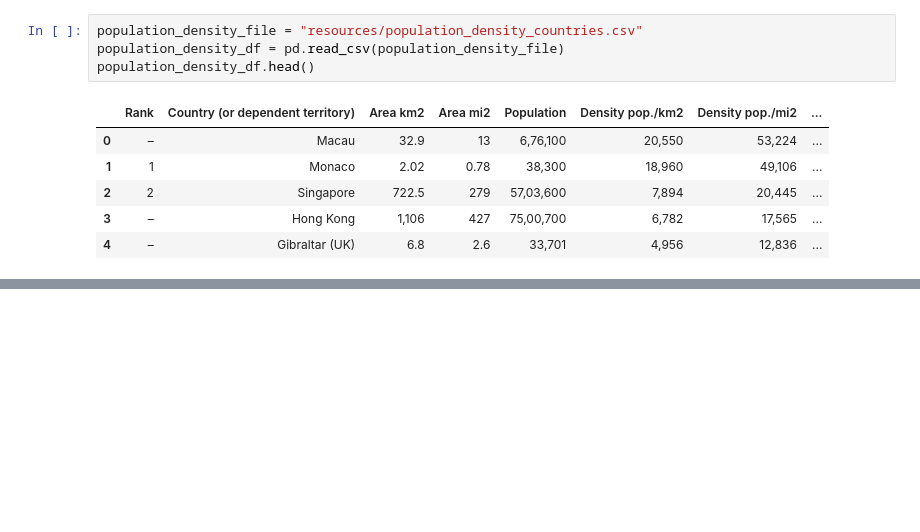
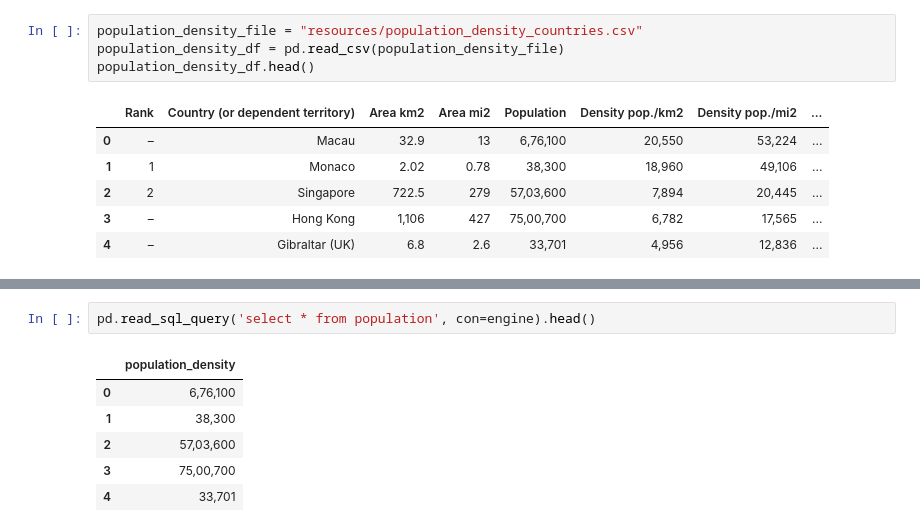
Before and after one commit to fredtan30/Project-2-ETL-Countries-Cost-Living, a Jupyter notebook: Untitled.ipynb, the cells around one changed output, grey strips where cells are left out. Drawn from its saved outputs; the diff is of its cells as text; blank space fills up the shorter version.

```diff
--- a/Untitled.ipynb
+++ b/Untitled.ipynb
@@ -135,0 +167,9 @@ population_transformed.head()
+# %%
+pd.read_sql_query('select * from population', con=engine).head()
+# %% [output]
+|  | population_density |
+| 0 | 6,76,100 |
+| 1 | 38,300 |
+| 2 | 57,03,600 |
+| 3 | 75,00,700 |
+| 4 | 33,701 |
```
Also changed, not shown: parts of 8 cells of this notebook, 2 other files.
